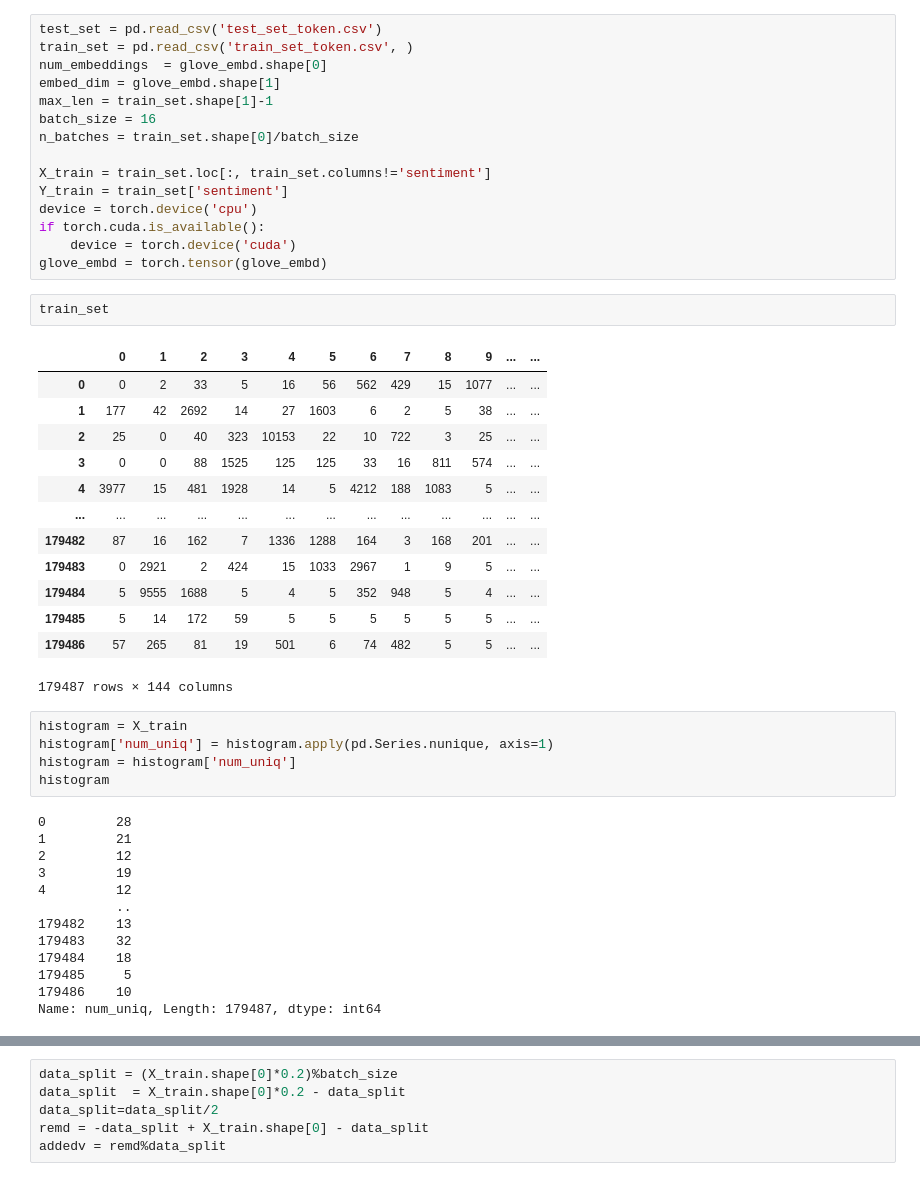
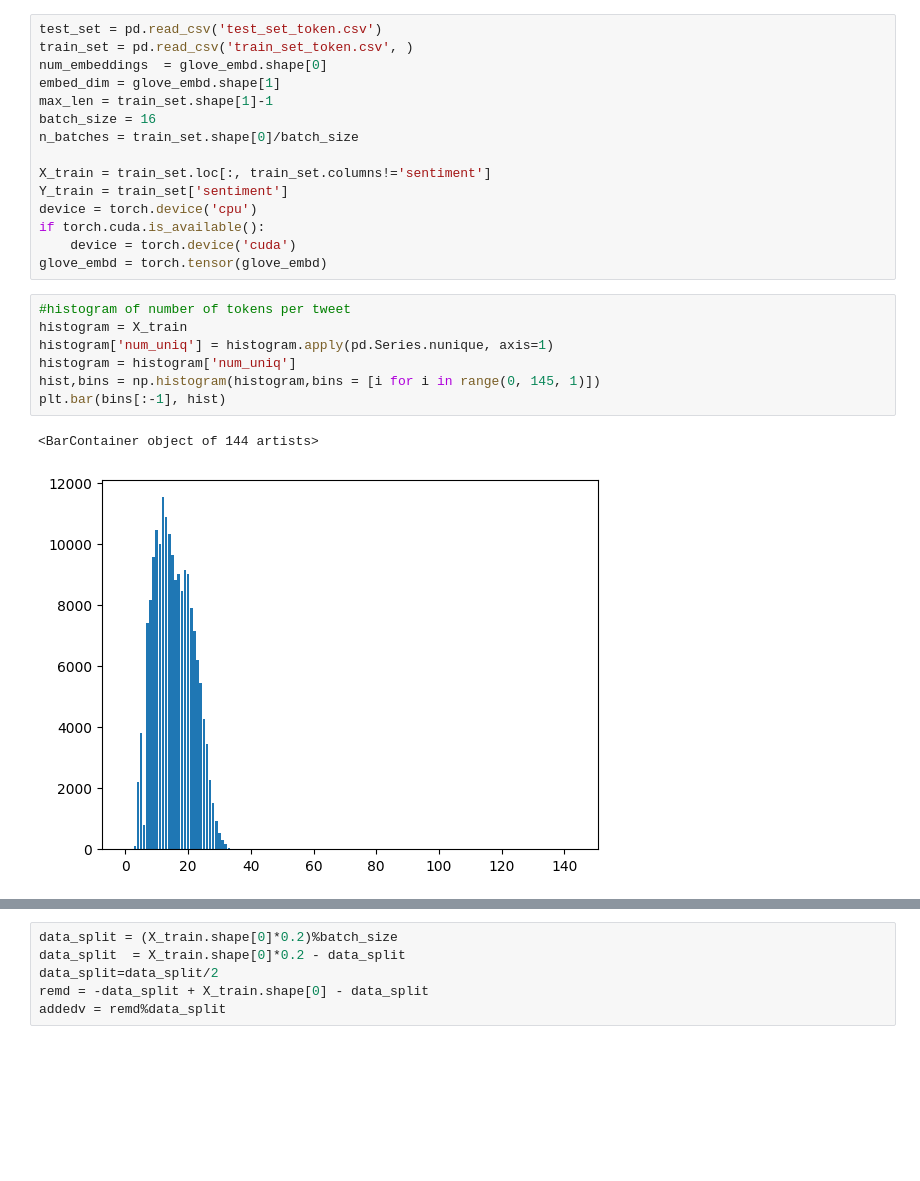
Before and after one commit to hysamah/ML_Project2, a Jupyter notebook: sync_main.ipynb, the cells around one changed output, grey strips where cells are left out. Cells and saved outputs as stored; diff of their text form; blank space fills up the shorter version.

```diff
--- a/sync_main.ipynb
+++ b/sync_main.ipynb
@@ -76,37 +78,13 @@ device = torch.device('cpu')
 if torch.cuda.is_available():
     device = torch.device('cuda')
 glove_embd = torch.tensor(glove_embd)
-# %%
-train_set
-# %% [output]
-|  | 0 | 1 | 2 | 3 | 4 | 5 | 6 | 7 | 8 | 9 | ... | ... |
-| 0 | 0 | 2 | 33 | 5 | 16 | 56 | 562 | 429 | 15 | 1077 | ... | ... |
-| 1 | 177 | 42 | 2692 | 14 | 27 | 1603 | 6 | 2 | 5 | 38 | ... | ... |
-| 2 | 25 | 0 | 40 | 323 | 10153 | 22 | 10 | 722 | 3 | 25 | ... | ... |
-| 3 | 0 | 0 | 88 | 1525 | 125 | 125 | 33 | 16 | 811 | 574 | ... | ... |
-| 4 | 3977 | 15 | 481 | 1928 | 14 | 5 | 4212 | 188 | 1083 | 5 | ... | ... |
-| ... | ... | ... | ... | ... | ... | ... | ... | ... | ... | ... | ... | ... |
-| 179482 | 87 | 16 | 162 | 7 | 1336 | 1288 | 164 | 3 | 168 | 201 | ... | ... |
-| 179483 | 0 | 2921 | 2 | 424 | 15 | 1033 | 2967 | 1 | 9 | 5 | ... | ... |
-| 179484 | 5 | 9555 | 1688 | 5 | 4 | 5 | 352 | 948 | 5 | 4 | ... | ... |
-| 179485 | 5 | 14 | 172 | 59 | 5 | 5 | 5 | 5 | 5 | 5 | ... | ... |
-| 179486 | 57 | 265 | 81 | 19 | 501 | 6 | 74 | 482 | 5 | 5 | ... | ... |
-179487 rows × 144 columns
 # %%
+#histogram of number of tokens per tweet
 histogram = X_train
 histogram['num_uniq'] = histogram.apply(pd.Series.nunique, axis=1)
 histogram = histogram['num_uniq']
-histogram
+hist,bins = np.histogram(histogram,bins = [i for i in range(0, 145, 1)])
+plt.bar(bins[:-1], hist)
 # %% [output]
-0         28
-1         21
-2         12
-3         19
-4         12
-          ..
-179482    13
-179483    32
-179484    18
-179485     5
-179486    10
-Name: num_uniq, Length: 179487, dtype: int64
+<BarContainer object of 144 artists>
+[figure, added]
```
Also changed, not shown: parts of 4 cells of this notebook, 6 other files.
